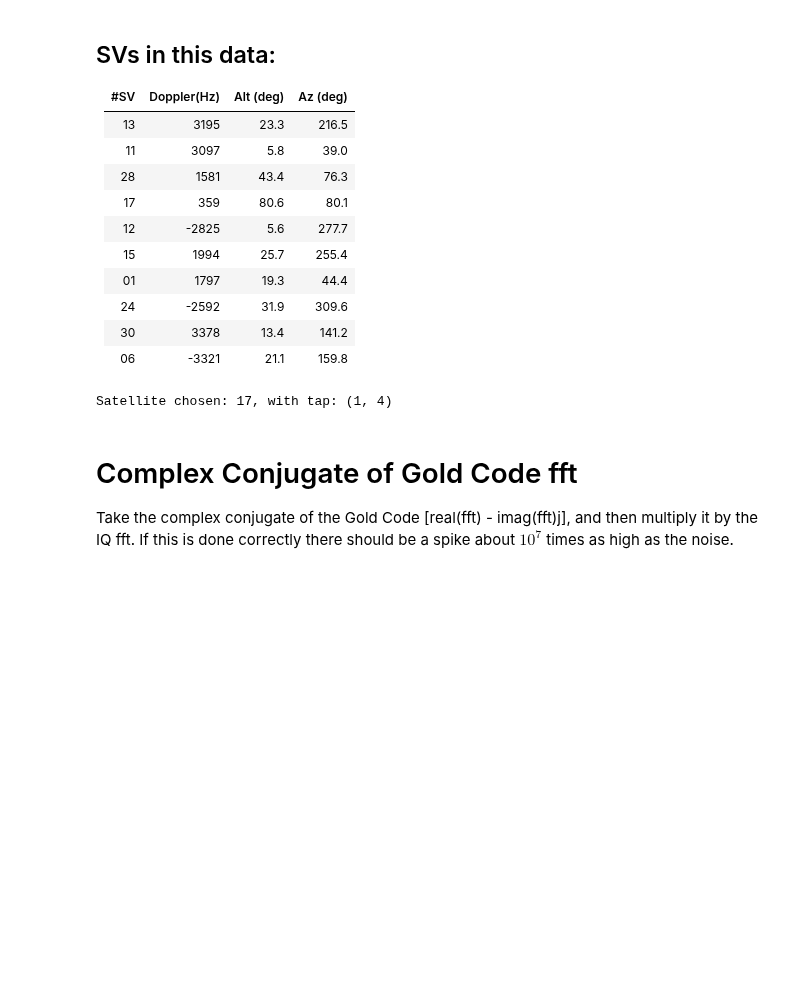
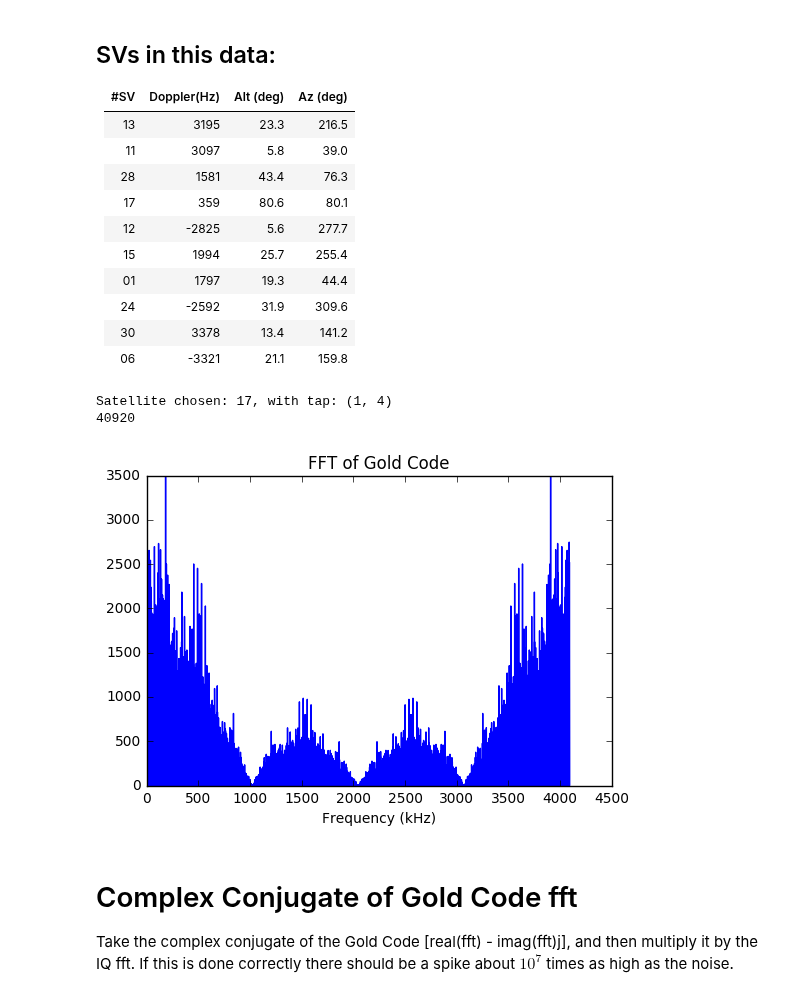
Before and after one commit to psas/gps, a Jupyter notebook: notebooks/Acquisition.ipynb, the cells around one changed output. Drawn from its saved outputs; the diff is of its cells as text; code cells hidden in the pictures; blank space fills up the shorter version.

```diff
--- a/notebooks/Acquisition.ipynb
+++ b/notebooks/Acquisition.ipynb
@@ -230,24 +232,7 @@ plt.show()
 30 |     3378   | 13.4| 141.2
 06 |    -3321   | 21.1| 159.8
 # %%
-#sat = (7, 9) #SV 28
-sat = (0,3) #SV 17
-#sat = (2,3)   #SV 1
-CodeGen = GoldCode(sat)
-code = np.repeat(CodeGen.getCode(1023), 4)
-#Satellites in the sky during launch:
-#SV:  1   25.5° el    71.5° az
-#SV:  4   14.5° el    46.1° az
-#SV:  6   -2.5° el   172.8° az
-#SV:  7   11.1° el   130.3° az
-#SV: 11   24.3° el    56.3° az
-#SV: 13   46.5° el   244.3° az
-#SV: 15   32.1° el   287.7° az
-#SV: 17   62.3° el   189.2° az
-#SV: 24    5.7° el   310.0° az
-#SV: 28   65.0° el    41.4° az
-#SV: 30   42.6° el   127.9° az
-
+#code = np.repeat(CodeGen.getCode(1023), 4)
 
 #Choose which satellite's C/A code is generated
 Satellite = 17
@@ -269,15 +254,22 @@ for n,i in enumerate(CACode):
 # Repeat each chip 4 times (See markdown in above cell), to match our ADC sample frequency",
 CACodeSampled = np.repeat(CACode,4)
 print("Satellite chosen: %d, with tap: %s" %(Satellite,str(sat[Satellite - 1])))
+
+# Repeat entire array for each ms of data sampled
+CACodeSampled = np.tile(CACodeSampled,NumberOfMilliseconds)
+print(len(CACodeSampled))
 # %% [output]
 Satellite chosen: 17, with tap: (1, 4)
+40920
 # %%
-Codefft = np.fft.fft(CACode, nfft)
+Codefft = np.fft.fft(CACodeSampled, nfft)
 
 plt.plot(f, np.abs(Codefft))
 plt.title("FFT of Gold Code")
 plt.xlabel("Frequency (kHz)")
 plt.show()
+# %% [output]
+[figure, added]
 # %% [markdown]
 # Complex Conjugate of Gold Code fft
 
```
Also changed, not shown: parts of 7 cells of this notebook.
